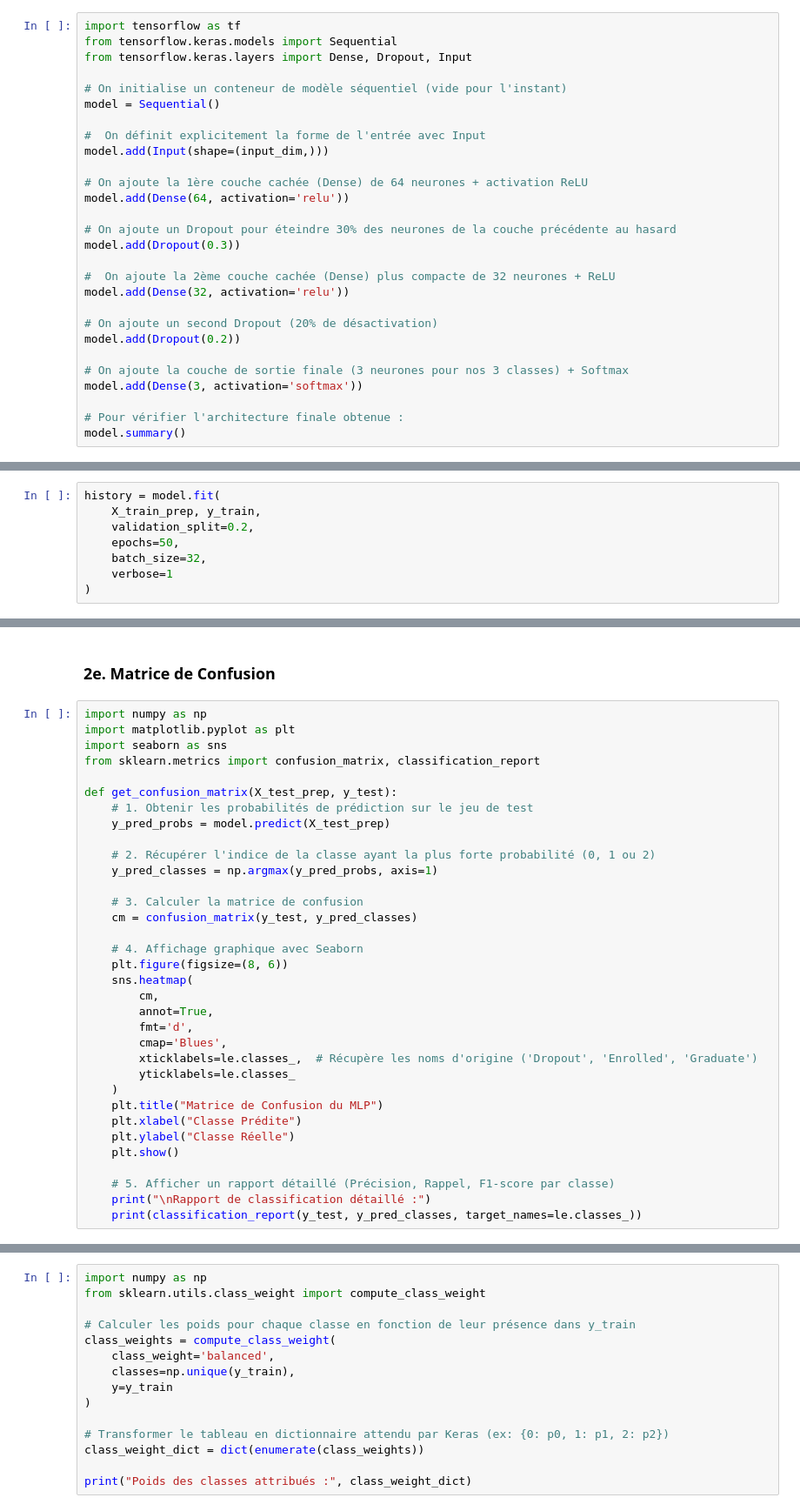
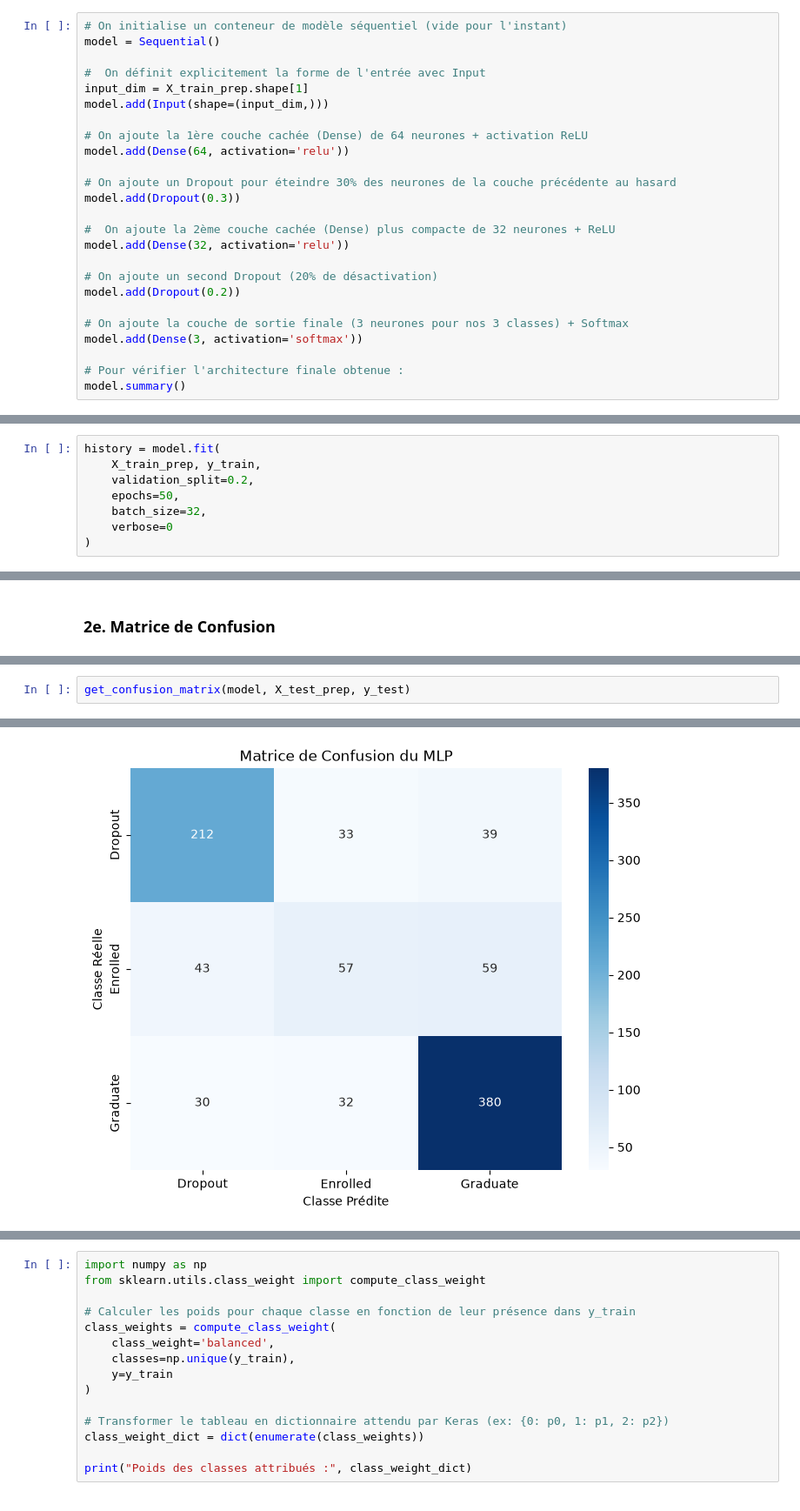
Before and after one commit to philippelaurens/ann-playground, a Jupyter notebook: notebooks/eda.ipynb, the cells around one changed output, grey strips where cells are left out. Shown at 87% size. Drawn from its saved outputs; the diff is of its cells as text.

Commit message:
add training

```diff
--- a/notebooks/eda.ipynb
+++ b/notebooks/eda.ipynb
@@ -739,12 +776,9 @@ Les couches Dropout jouent un rôle crucial de régularisation dans le réseau d
 # %%
-import tensorflow as tf
-from tensorflow.keras.models import Sequential
-from tensorflow.keras.layers import Dense, Dropout, Input
-
 # On initialise un conteneur de modèle séquentiel (vide pour l'instant)
 model = Sequential()
 
 #  On définit explicitement la forme de l'entrée avec Input
+input_dim = X_train_prep.shape[1]
 model.add(Input(shape=(input_dim,)))
 
 # On ajoute la 1ère couche cachée (Dense) de 64 neurones + activation ReLU
@@ -801,5 +839,5 @@ history = model.fit(
     validation_split=0.2,
     epochs=50,
     batch_size=32,
-    verbose=1
+    verbose=0
 )
@@ -835,36 +852,2 @@ Précision sur le jeu de test : 73.22%
 # %% [markdown]
 ### 2e. Matrice de Confusion
-# %%
-import numpy as np
-import matplotlib.pyplot as plt
-import seaborn as sns
-from sklearn.metrics import confusion_matrix, classification_report
-
-def get_confusion_matrix(X_test_prep, y_test):
-    # 1. Obtenir les probabilités de prédiction sur le jeu de test
-    y_pred_probs = model.predict(X_test_prep)
-
-    # 2. Récupérer l'indice de la classe ayant la plus forte probabilité (0, 1 ou 2)
-    y_pred_classes = np.argmax(y_pred_probs, axis=1)
-
-    # 3. Calculer la matrice de confusion
-    cm = confusion_matrix(y_test, y_pred_classes)
-
-    # 4. Affichage graphique avec Seaborn
-    plt.figure(figsize=(8, 6))
-    sns.heatmap(
-        cm,
-        annot=True,
-        fmt='d',
-        cmap='Blues',
-        xticklabels=le.classes_,  # Récupère les noms d'origine ('Dropout', 'Enrolled', 'Graduate')
-        yticklabels=le.classes_
-    )
-    plt.title("Matrice de Confusion du MLP")
-    plt.xlabel("Classe Prédite")
-    plt.ylabel("Classe Réelle")
-    plt.show()
-
-    # 5. Afficher un rapport détaillé (Précision, Rappel, F1-score par classe)
-    print("\nRapport de classification détaillé :")
-    print(classification_report(y_test, y_pred_classes, target_names=le.classes_))
@@ -883,0 +854,3 @@ weighted avg       0.73      0.73      0.73       885
+# %%
+get_confusion_matrix(model, X_test_prep, y_test)
+# %% [output]
@@ -883,0 +858 @@ weighted avg       0.73      0.73      0.73       885
+[figure, added]
```
Also changed, not shown: parts of 61 cells of this notebook.
